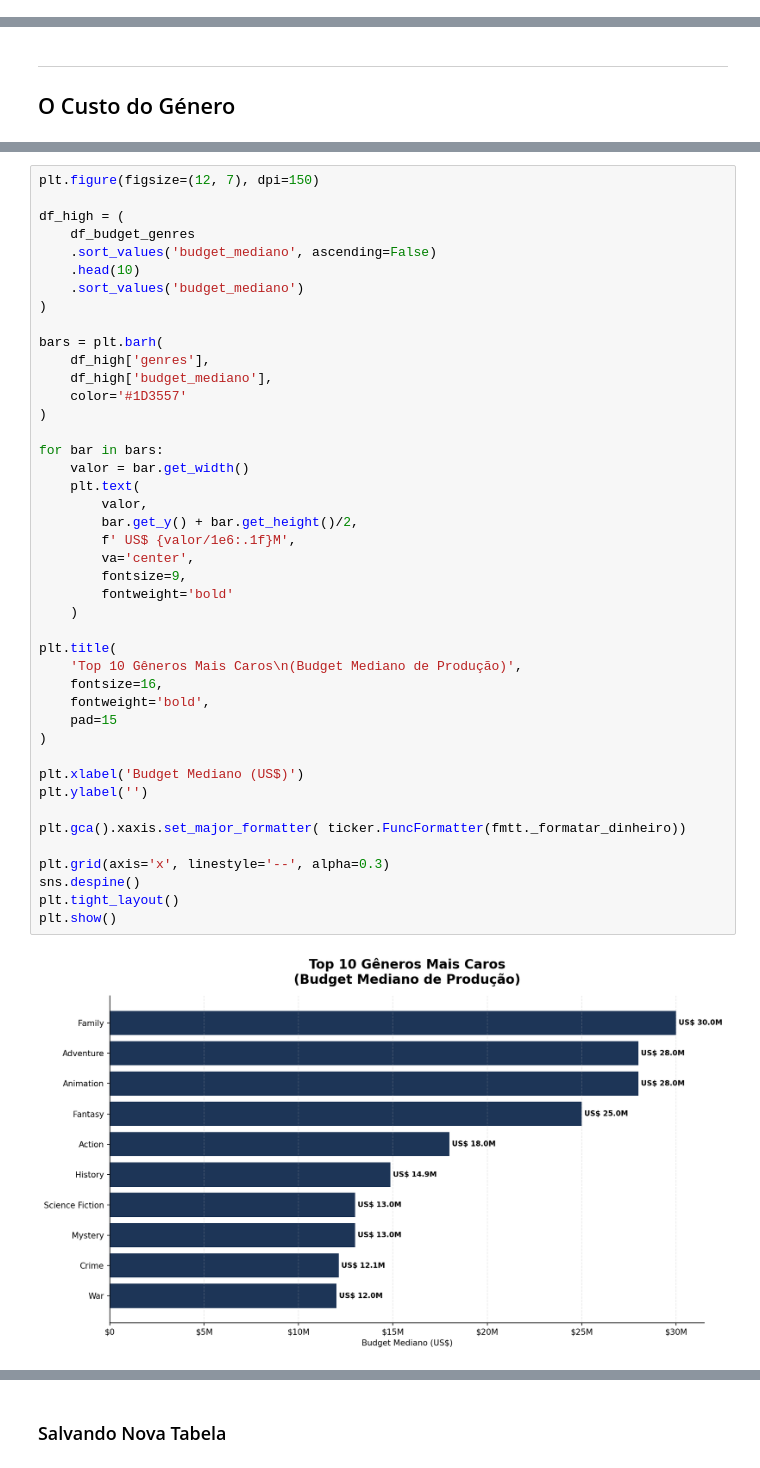
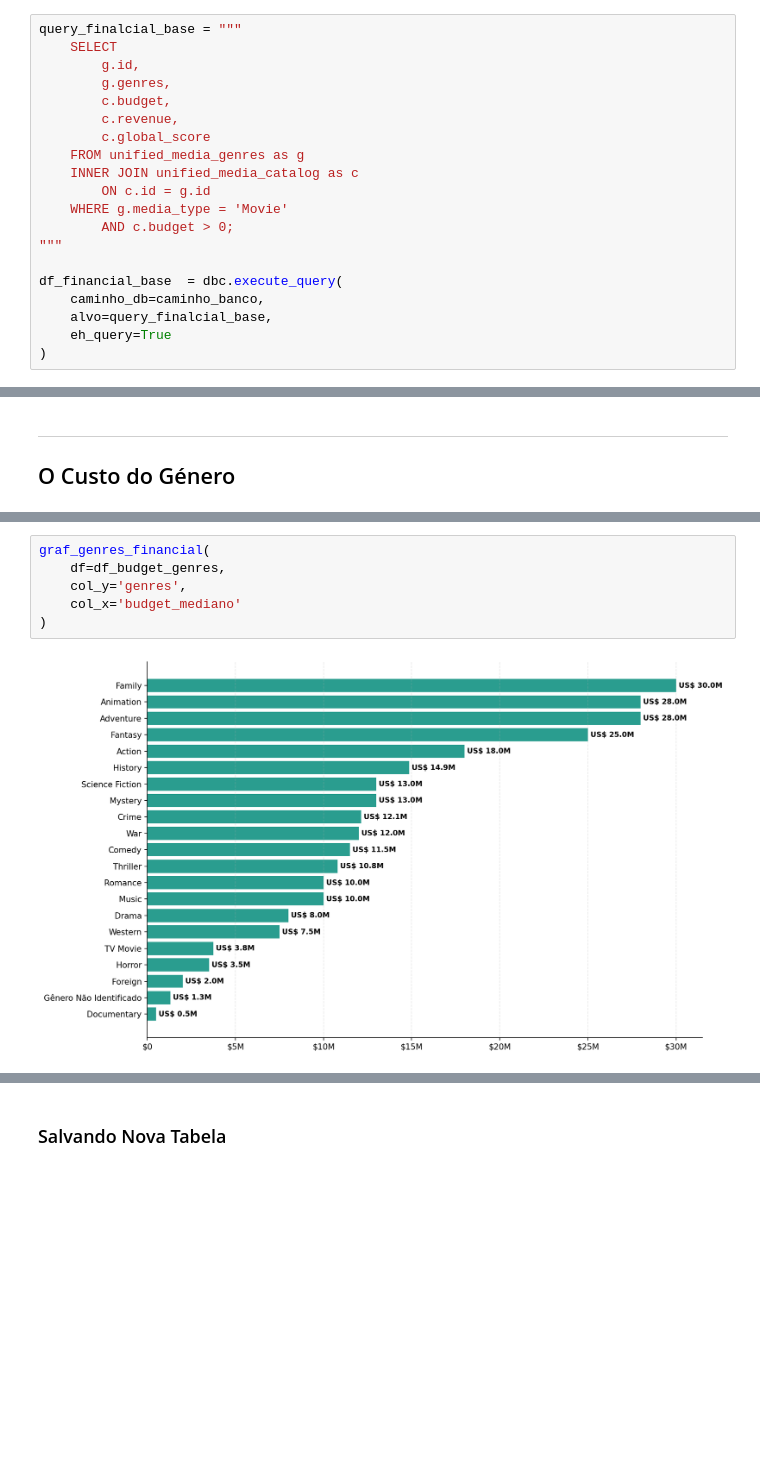
Before and after one commit to AleCecilio/entertainment_industry_performance_analysis, a Jupyter notebook: notebooks/02_data_analytics/19_analytics_financial_genres.ipynb, the cells around one changed output, grey strips where cells are left out. Drawn from its saved outputs; the diff is of its cells as text; blank space fills up the shorter version.

Commit message:
finalização do notebook 19 análise finaceira por gênero, e modifições em estruturas de tabelas do banco de dados

```diff
--- a/notebooks/02_data_analytics/19_analytics_financial_genres.ipynb
+++ b/notebooks/02_data_analytics/19_analytics_financial_genres.ipynb
@@ -45,0 +54,20 @@ caminho_banco = '../../data/processed/unified_media_catalog.db'
+# %%
+query_finalcial_base = """
+    SELECT
+        g.id,
+        g.genres,
+        c.budget,
+        c.revenue,
+        c.global_score
+    FROM unified_media_genres as g
+    INNER JOIN unified_media_catalog as c
+        ON c.id = g.id
+    WHERE g.media_type = 'Movie'
+        AND c.budget > 0;
+"""
+
+df_financial_base  = dbc.execute_query(
+    caminho_db=caminho_banco,
+    alvo=query_finalcial_base,
+    eh_query=True
+)
@@ -137,45 +228,8 @@ Custo de Produção por Gênero Cinematográfico (Low Budget)
 # %%
-plt.figure(figsize=(12, 7), dpi=150)
-
-df_high = (
-    df_budget_genres
-    .sort_values('budget_mediano', ascending=False)
-    .head(10)
-    .sort_values('budget_mediano')
+graf_genres_financial(
+    df=df_budget_genres,
+    col_y='genres',
+    col_x='budget_mediano'
 )
-
-bars = plt.barh(
-    df_high['genres'],
-    df_high['budget_mediano'],
-    color='#1D3557'
-)
-
-for bar in bars:
-    valor = bar.get_width()
-    plt.text(
-        valor,
-        bar.get_y() + bar.get_height()/2,
-        f' US$ {valor/1e6:.1f}M',
-        va='center',
-        fontsize=9,
-        fontweight='bold'
-    )
-
-plt.title(
-    'Top 10 Gêneros Mais Caros\n(Budget Mediano de Produção)',
-    fontsize=16,
-    fontweight='bold',
-    pad=15
-)
-
-plt.xlabel('Budget Mediano (US$)')
-plt.ylabel('')
-
-plt.gca().xaxis.set_major_formatter( ticker.FuncFormatter(fmtt._formatar_dinheiro))
-
-plt.grid(axis='x', linestyle='--', alpha=0.3)
-sns.despine()
-plt.tight_layout()
-plt.show()
 # %% [output]
-[figure, old version]
+[figure, new version]
```
Also changed, not shown: parts of 15 cells of this notebook, 7 other files.
